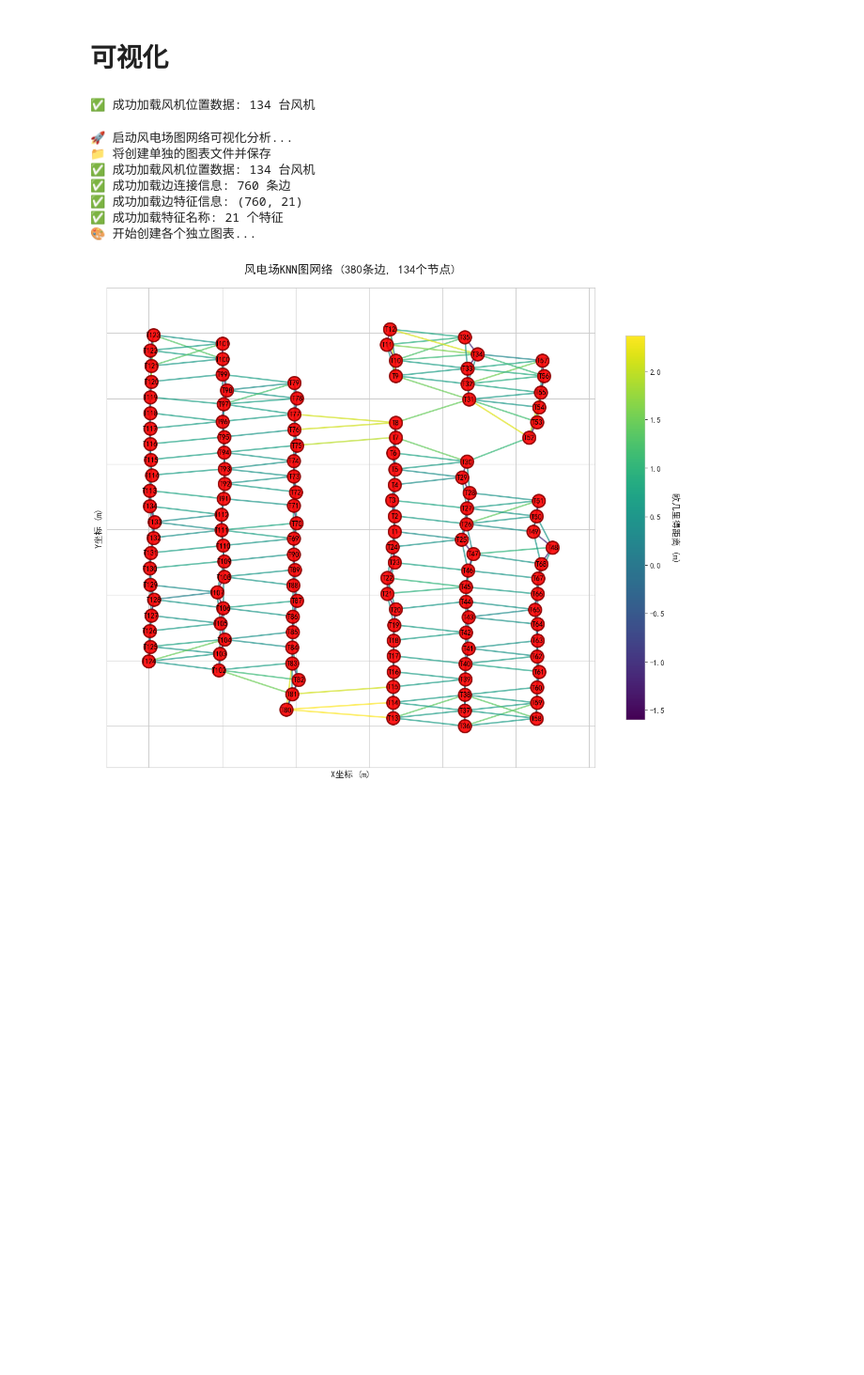
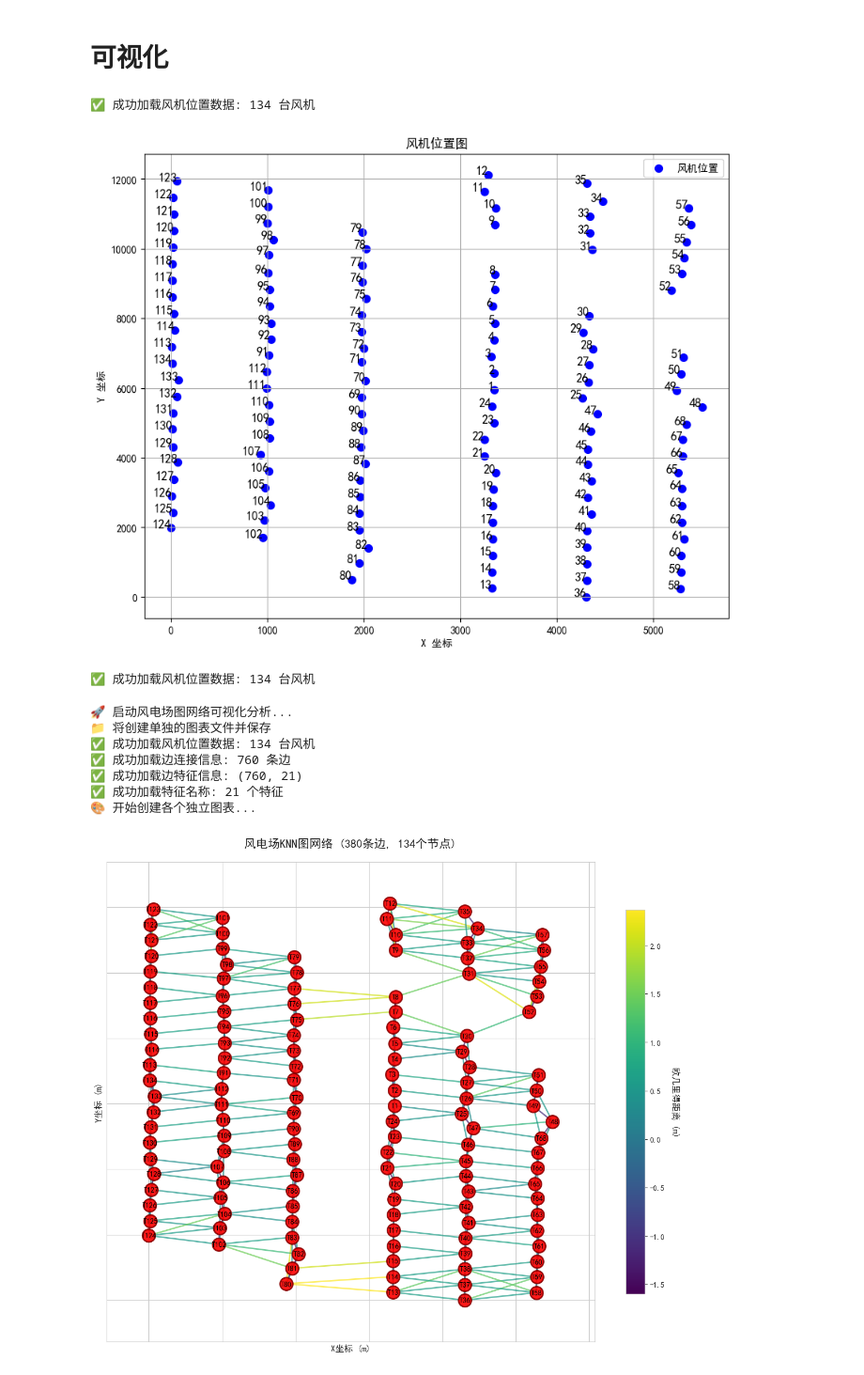
Before and after one commit to yellow378/WindSpeedForecasting, a Jupyter notebook: analysis/graph/5_visualize/visiualize.ipynb, the cells around one changed output. Shown at 94% size. Cells and saved outputs as stored; diff of their text form; code cells hidden in the pictures; blank space fills up the shorter version.

```diff
--- a/analysis/graph/5_visualize/visiualize.ipynb
+++ b/analysis/graph/5_visualize/visiualize.ipynb
@@ -20,4 +20,39 @@ plt.rcParams["axes.unicode_minus"] = False
 original_data_path = "/mnt/EDisk/MyProject/WindSeedForecasting/Time-Series-Library/dataset/spatial_graph"
 correlation_path = "/mnt/EDisk/MyProject/WindSeedForecasting/Time-Series-Library/analysis/graph/1_correlation"
 edge_feature_path = "/mnt/EDisk/MyProject/WindSeedForecasting/Time-Series-Library/analysis/graph/3_static_graph"
+# %%
+# 1. 加载风机位置数据
+location_file = f"{original_data_path}/sdwpf_baidukddcup2022_turb_location.CSV"
+location_data = pd.read_csv(location_file)
+print(f"✅ 成功加载风机位置数据: {len(location_data)} 台风机")
+# %% [output]
+✅ 成功加载风机位置数据: 134 台风机
+# %%
+# 画出风机位置图
+'''
+格式为：TurbID,x,y
+1,3349.8515,5939.23193
+2,3351.0017,6416.64673
+3,3314.7797,6892.18395
+4,3352.094,7366.14203
+5,3355.342,7841.20175
+6,3329.4284,8340.79769
+7,3360.5473,8816.23834
+8,3360.2992,9265.21442
+9,3359.9419,10696.54549
+'''
+
+plt.figure(figsize=(10, 8))
+plt.scatter(location_data['x'], location_data['y'], c='blue', s=50, label='风机位置')
+for i, row in location_data.iterrows():
+    plt.text(row['x'], row['y'], str(int(row['TurbID'])), fontsize=12, ha='right')
+plt.title('风机位置图')
+plt.xlabel('X 坐标')
+plt.ylabel('Y 坐标')
+plt.legend()
+plt.grid(True)
+plt.savefig(f"风机位置图.svg", dpi=300)
+plt.show()
+# %% [output]
+[figure, added]
 # %%
```
Also changed, not shown: parts of 1 cell of this notebook, 6 other files.
